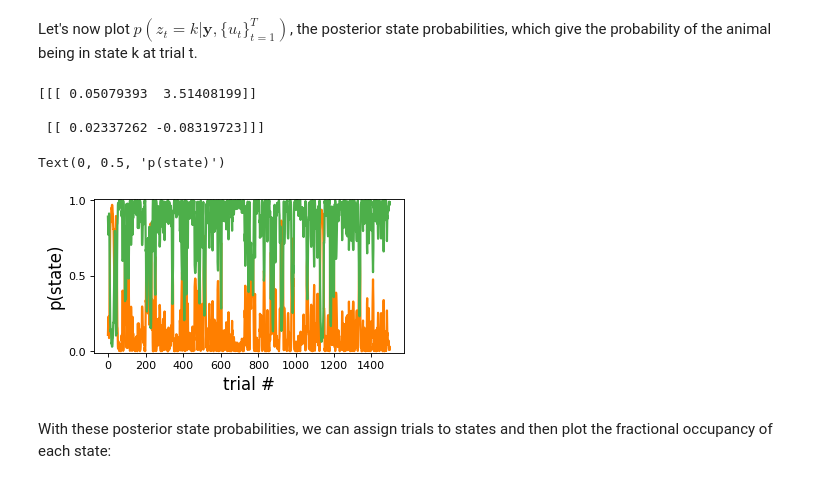
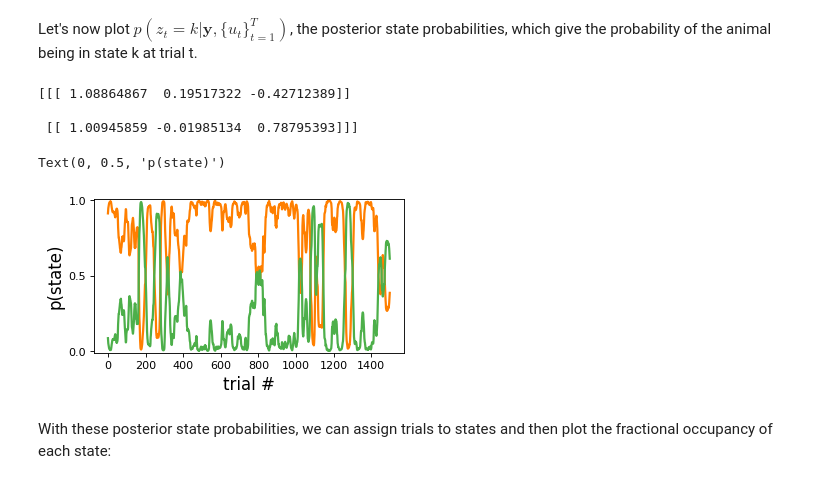
Before and after one commit to cocoltre/Visual-Perception, a Jupyter notebook: GLM_HMM_predictive_templates.ipynb, the cells around one changed output. Saved outputs shown, nothing was run; the diff lists cells and outputs as text; code cells hidden in the pictures.

```diff
--- a/GLM_HMM_predictive_templates.ipynb
+++ b/GLM_HMM_predictive_templates.ipynb
@@ -94,7 +96,8 @@ n_iter = 100
 transition_alpha = 1
 prior_sigma = 10
 
-iter_array = np.full([n_iter, 2], np.nan)
+#iter_array = np.full([n_iter, 2], np.nan)
+iter_array = np.full([n_iter, 3], np.nan)
 for idx in range(n_iter):
 
     one_state_glmhmm = HMM(num_states, obs_dim, input_dim,
@@ -104,5 +107,6 @@ for idx in range(n_iter):
                     transition_kwargs=dict(alpha=transition_alpha, kappa=0))
     print(one_state_glmhmm.params)
     one_state_glmhmm.fit(choices, inputs=inpts, method="em", num_iters=N_iters, initialize = True, tolerance=10**-4, verbose = False)
-    iter_array[idx,] = one_state_glmhmm.observations.params.reshape((1,2))
+    #iter_array[idx,] = one_state_glmhmm.observations.params.reshape((1,2))
+    iter_array[idx,] = one_state_glmhmm.observations.params.reshape((1,3))
 # %% [output]
@@ -271,7 +275,7 @@ npr.seed(0)
 num_states =  2      # number of discrete states
 obs_dim = 1           # number of observed dimensions
 num_categories = 2    # number of categories for output
-input_dim = 2      # input dimensions
+input_dim = 3 #2      # input dimensions
 
 N_iters = 500 # maximum number of EM iterations. Fitting with stop earlier if increase in LL is below tolerance specified by tolerance parameter
 # Make a GLM-HMM
@@ -280,7 +284,8 @@ prior_sigma = 10
 transition_alpha = 1
 
 n_iter = 10
-parameters_ext_int = np.full([n_iter, 8], np.nan)
+#parameters_ext_int = np.full([n_iter, 8], np.nan)
+parameters_ext_int = np.full([n_iter, 10], np.nan)
 for idx in range(n_iter):
     print(idx)
     glmhmm = HMM(num_states, obs_dim, input_dim,
@@ -333,8 +340,10 @@ dtype: float64
 df_two_state_init = pd.read_csv(root_dir + '/HMM/two_state_init_param.csv')
 param_init_ext_int = df_two_state_init.mean().values
 
-recovered_weights = -param_init_ext_int[0:4].reshape(2,1,2)
-recovered_trans_mat = np.exp(param_init_ext_int[4:8].reshape(2,2))
+#recovered_weights = -param_init_ext_int[0:4].reshape(2,1,2)
+#recovered_trans_mat = np.exp(param_init_ext_int[4:8].reshape(2,2))
+recovered_weights = -param_init_ext_int[0:6].reshape(2,1,3)
+recovered_trans_mat = np.exp(param_init_ext_int[6:10].reshape(2,2))
 # %%
 fig = plt.figure(figsize=(4, 3), dpi=80, facecolor='w', edgecolor='k')
 cols = ['#ff7f00', '#4daf4a', '#377eb8',  '#8B0000', '#000000']
@@ -387,18 +397,21 @@ glmhmm = HMM(num_states, obs_dim, input_dim,
                         transitions="sticky",
                         transition_kwargs=dict(alpha=transition_alpha, kappa=0))
 
-glmhmm.init_state_distn.params = np.log([0.5, 0.5])
-glmhmm.observations.params = -param_init_ext_int[0:4].reshape(2,1,2)
-glmhmm.transitions.params = (param_init_ext_int[4:8].reshape(2,2),)
+glmhmm.init_state_distn.params = np.log([0.5, 0.5, 0.5])
+#glmhmm.observations.params = -param_init_ext_int[0:4].reshape(2,1,2)
+#glmhmm.transitions.params = (param_init_ext_int[4:8].reshape(2,2),)
+
+glmhmm.observations.params = -param_init_ext_int[0:6].reshape(2,1,3)
+glmhmm.transitions.params = (param_init_ext_int[6:10].reshape(2,2),)
 
 _ = glmhmm.fit(choices, inputs=inpts, method="em", num_iters=N_iters, initialize = False, tolerance=10**-4, verbose = False)
 print(-glmhmm.observations.params)
 index_ext = np.argmax(np.concatenate(-glmhmm.observations.params)[:,0])
 index_int = np.argmin(np.concatenate(-glmhmm.observations.params)[:,0])
 # %% [output]
-[[[ 0.05079393  3.51408199]]
+[[[ 1.08864867  0.19517322 -0.42712389]]
 
- [[ 0.02337262 -0.08319723]]]
+ [[ 1.00945859 -0.01985134  0.78795393]]]
 # %%
 # Get expected states:
 posterior_probs = [glmhmm.expected_states(data=data, input=inpt)[0]
@@ -406,17 +419,17 @@ posterior_probs = [glmhmm.expected_states(data=data, input=inpt)[0]
                 in zip(choices, inpts)]
 # %%
 fig = plt.figure(figsize=(5, 2.5), dpi=80, facecolor='w', edgecolor='k')
-sess_id = 4 #session id; can choose any index between 0 and num_sess-1
+sess_id = 1 #session id; can choose any index between 0 and num_sess-1
 for k in range(num_states):
     plt.plot(posterior_probs[sess_id][1:1500, k], label="State " + str(k + 1), lw=2,
              color=cols[k])
 plt.ylim((-0.01, 1.01))
 plt.yticks([0, 0.5, 1], fontsize = 10)
 plt.xlabel("trial #", fontsize = 15)
 plt.ylabel("p(state)", fontsize = 15)
 # %% [output]
 Text(0, 0.5, 'p(state)')
-[figure, old version]
+[figure, new version]
 # %% [markdown]
 With these posterior state probabilities, we can assign trials to states and then plot the fractional occupancy of each state:
 # %%
```
Also changed, not shown: parts of 15 cells of this notebook, 7 other files.
